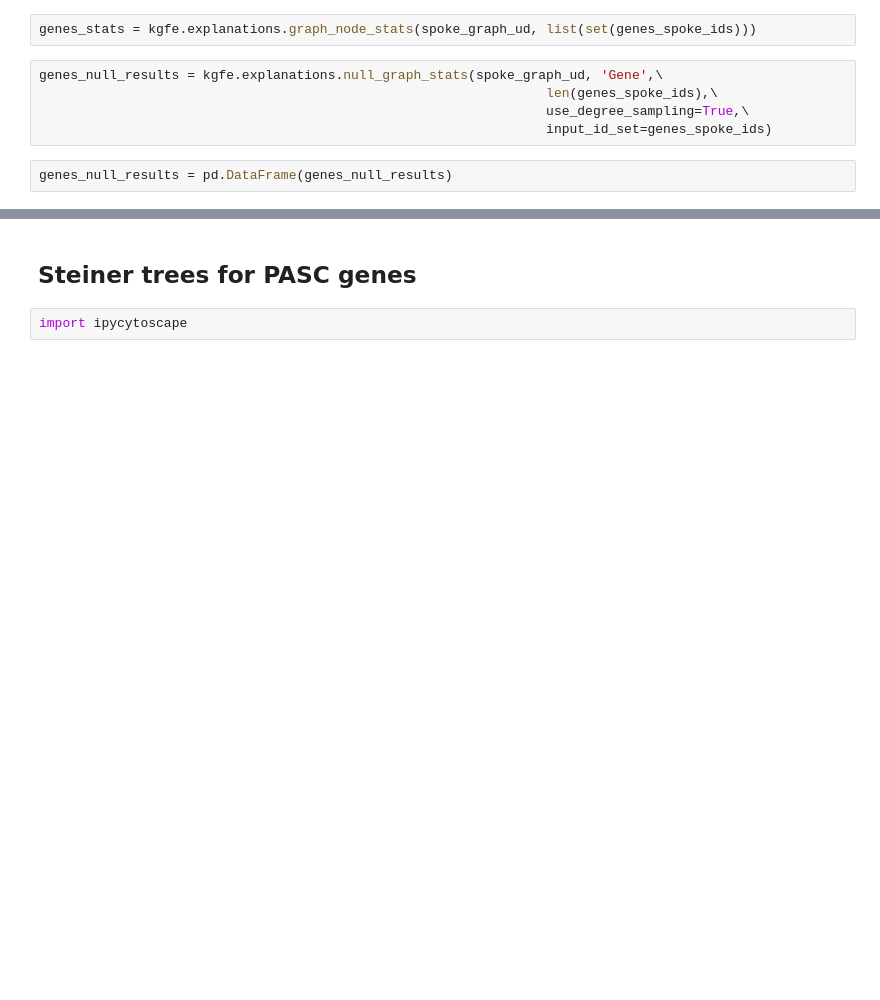
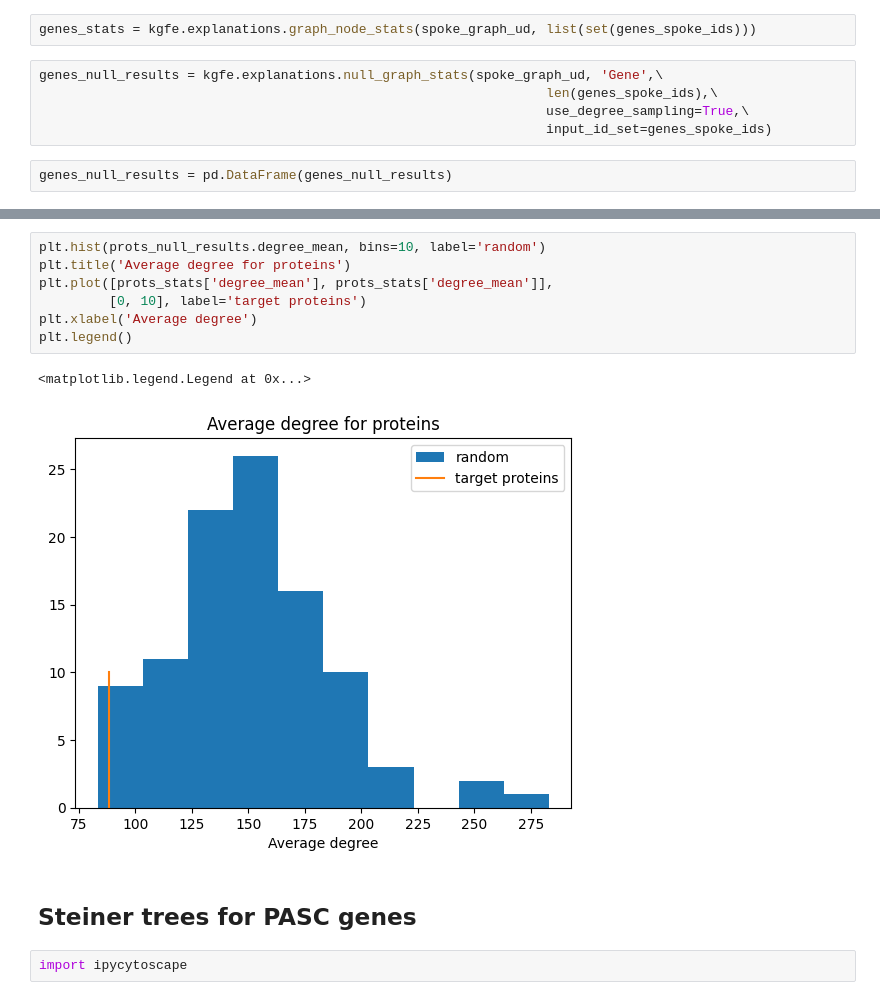
Before and after one commit to yjzhang/kg_feature_engineering, a Jupyter notebook: notebooks/recover_covid_2023_09_12_proteins_spoke_bio.ipynb, the cells around one changed output, grey strips where cells are left out. Saved outputs shown, nothing was run; the diff lists cells and outputs as text; blank space fills up the shorter version.

```diff
--- a/notebooks/recover_covid_2023_09_12_proteins_spoke_bio.ipynb
+++ b/notebooks/recover_covid_2023_09_12_proteins_spoke_bio.ipynb
@@ -88,3 +118,13 @@ plt.legend()
+# %%
+plt.hist(prots_null_results.degree_mean, bins=10, label='random')
+plt.title('Average degree for proteins')
+plt.plot([prots_stats['degree_mean'], prots_stats['degree_mean']],
+         [0, 10], label='target proteins')
+plt.xlabel('Average degree')
+plt.legend()
+# %% [output]
+<matplotlib.legend.Legend at 0x...>
+[figure, added]
 # %% [markdown]
 ## Steiner trees for PASC genes
 # %%
```
Also changed, not shown: parts of 13 cells of this notebook, 1 other file.
